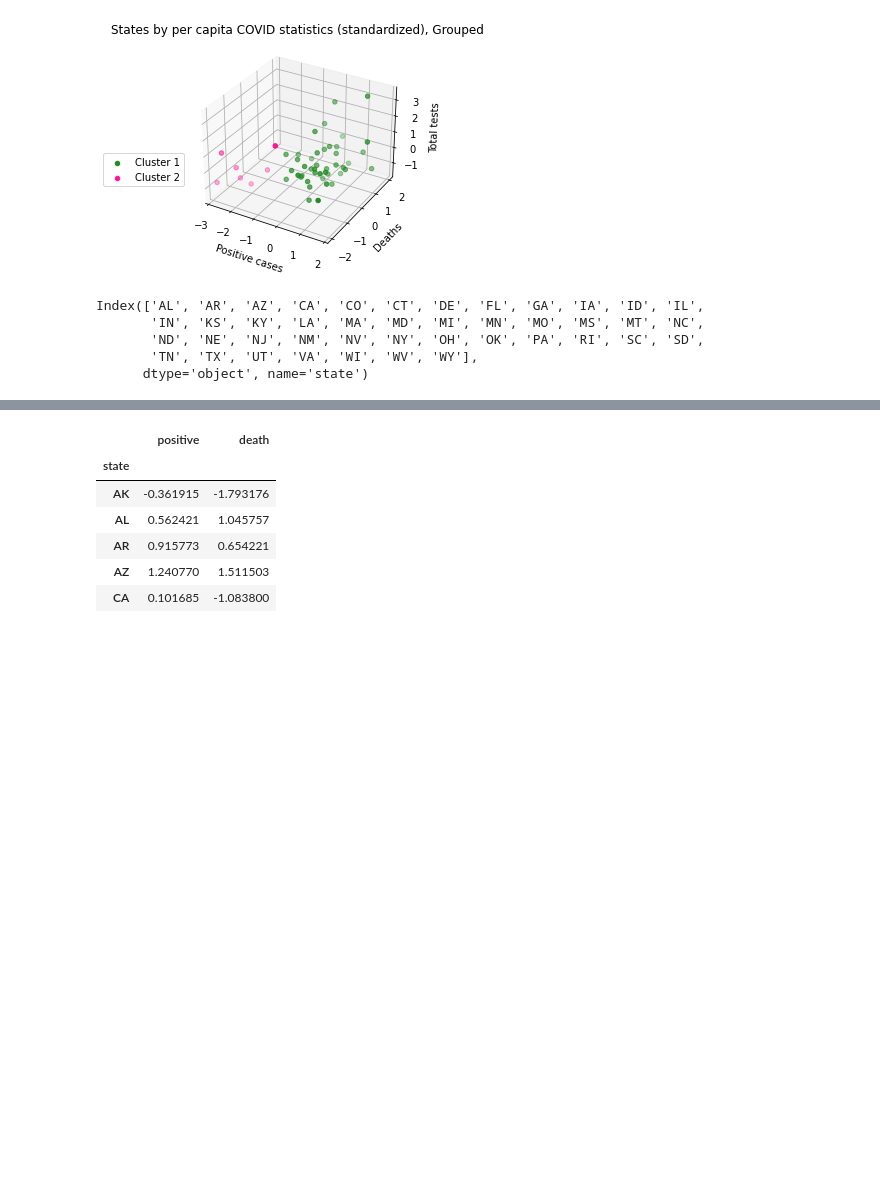
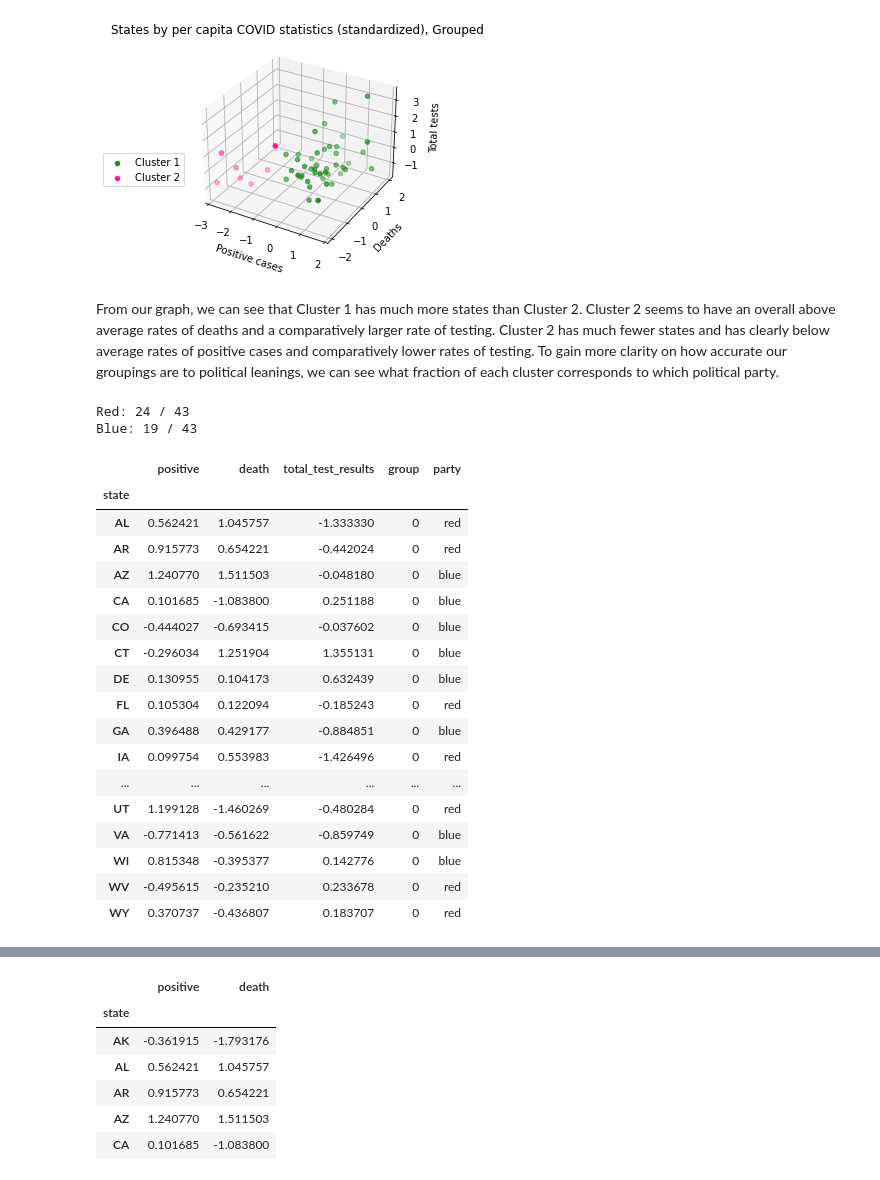
Before and after one commit to joyjwang/joyjwang.github.io, a Jupyter notebook: Final Project.ipynb, the cells around one changed output, grey strips where cells are left out. Saved outputs shown, nothing was run; the diff lists cells and outputs as text; code cells hidden in the pictures; blank space fills up the shorter version.

```diff
--- a/Final Project.ipynb
+++ b/Final Project.ipynb
@@ -587,12 +589,34 @@ plt.legend(bbox_to_anchor=(0, 0.5))
 plt.show()
 # %% [output]
 [figure]
+# %% [markdown]
+From our graph, we can see that Cluster 1 has much more states than Cluster 2. Cluster 2 seems to have an overall above average rates of deaths and a comparatively larger rate of testing. Cluster 2 has much fewer states and has clearly below average rates of positive cases and comparatively lower rates of testing. To gain more clarity on how accurate our groupings are to political leanings, we can see what fraction of each cluster corresponds to which political party.
 # %%
-group0.index
+group0['party'] = group0.apply(lambda r: total_pol.loc[[r.name]]['party'][0], axis=1)
+
+print('Red:', len(group0[group0['party'] == 'red']), '/', len(group0))
+print('Blue:', len(group0[group0['party'] == 'blue']), '/', len(group0))
+
+group0
 # %% [output]
-Index(['AL', 'AR', 'AZ', 'CA', 'CO', 'CT', 'DE', 'FL', 'GA', 'IA', 'ID', 'IL',
-       'IN', 'KS', 'KY', 'LA', 'MA', 'MD', 'MI', 'MN', 'MO', 'MS', 'MT', 'NC',
-       'ND', 'NE', 'NJ', 'NM', 'NV', 'NY', 'OH', 'OK', 'PA', 'RI', 'SC', 'SD',
-       'TN', 'TX', 'UT', 'VA', 'WI', 'WV', 'WY'],
-      dtype='object', name='state')
+Red: 24 / 43
+Blue: 19 / 43
+|  | positive | death | total_test_results | group | party |
+| state |  |  |  |  |  |
+| AL | 0.562421 | 1.045757 | -1.333330 | 0 | red |
+| AR | 0.915773 | 0.654221 | -0.442024 | 0 | red |
+| AZ | 1.240770 | 1.511503 | -0.048180 | 0 | blue |
+| CA | 0.101685 | -1.083800 | 0.251188 | 0 | blue |
+| CO | -0.444027 | -0.693415 | -0.037602 | 0 | blue |
+| CT | -0.296034 | 1.251904 | 1.355131 | 0 | blue |
+| DE | 0.130955 | 0.104173 | 0.632439 | 0 | blue |
+| FL | 0.105304 | 0.122094 | -0.185243 | 0 | red |
+| GA | 0.396488 | 0.429177 | -0.884851 | 0 | blue |
+| IA | 0.099754 | 0.553983 | -1.426496 | 0 | red |
+| ... | ... | ... | ... | ... | ... |
+| UT | 1.199128 | -1.460269 | -0.480284 | 0 | red |
+| VA | -0.771413 | -0.561622 | -0.859749 | 0 | blue |
+| WI | 0.815348 | -0.395377 | 0.142776 | 0 | blue |
+| WV | -0.495615 | -0.235210 | 0.233678 | 0 | red |
+| WY | 0.370737 | -0.436807 | 0.183707 | 0 | red |
 # %%
```
Also changed, not shown: parts of 24 cells of this notebook, 1 other file.
